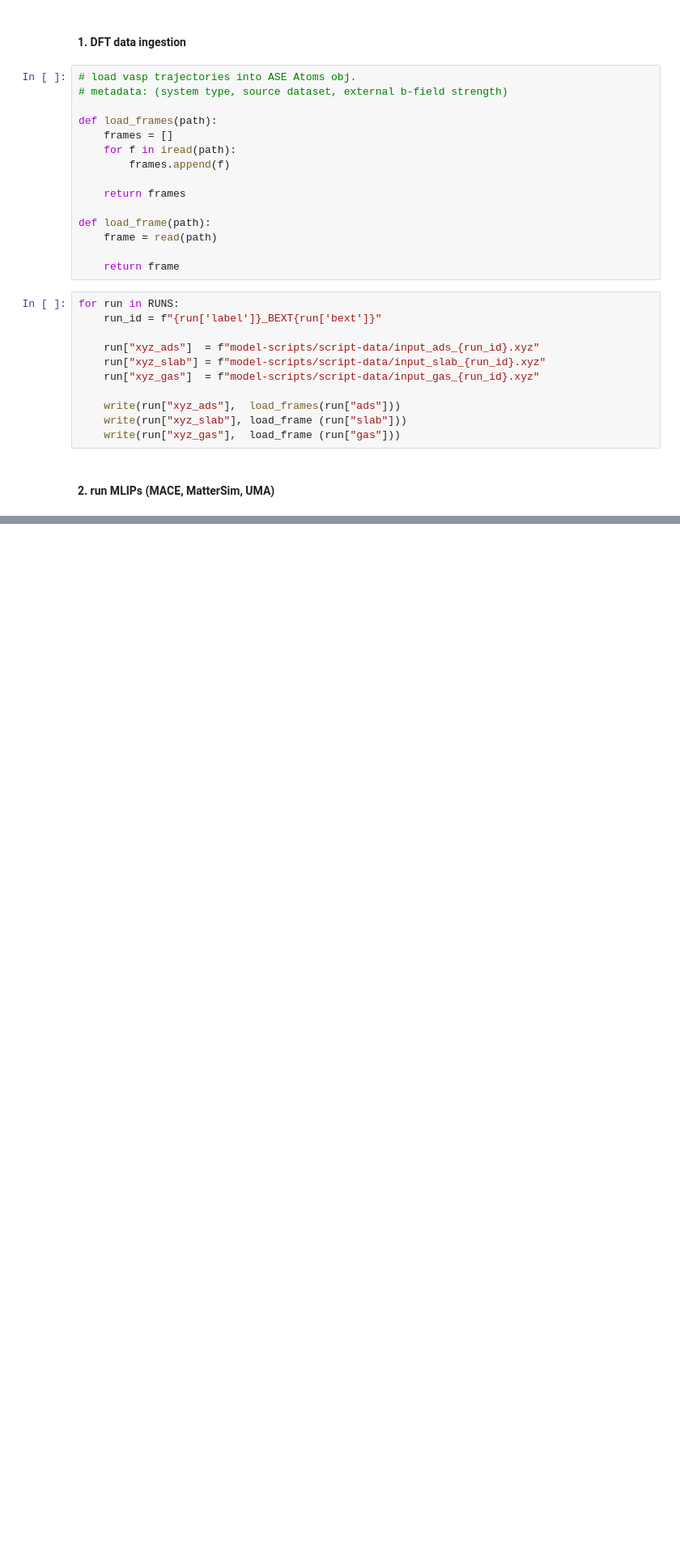
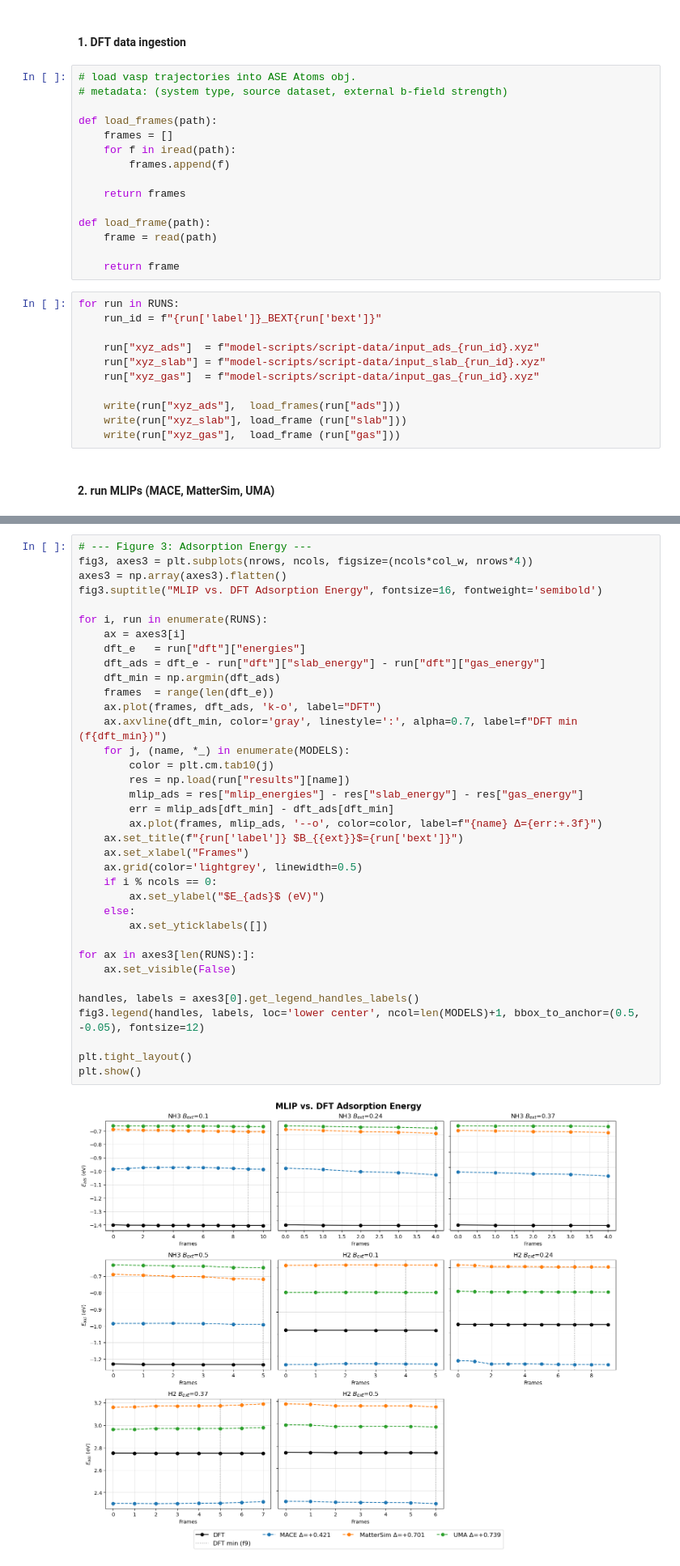
Before and after one commit to zbschwab/ml-catalysis-research, a Jupyter notebook: dft-mlips-comparison-pipline.ipynb, the cells around one changed output, grey strips where cells are left out. Shown at 81% size. Cells and saved outputs as stored; diff of their text form; blank space fills up the shorter version.

```diff
--- a/dft-mlips-comparison-pipline.ipynb
+++ b/dft-mlips-comparison-pipline.ipynb
@@ -90,0 +221,38 @@ for run in RUNS:
+# %%
+# --- Figure 3: Adsorption Energy ---
+fig3, axes3 = plt.subplots(nrows, ncols, figsize=(ncols*col_w, nrows*4))
+axes3 = np.array(axes3).flatten()
+fig3.suptitle("MLIP vs. DFT Adsorption Energy", fontsize=16, fontweight='semibold')
+
+for i, run in enumerate(RUNS):
+    ax = axes3[i]
+    dft_e   = run["dft"]["energies"]
+    dft_ads = dft_e - run["dft"]["slab_energy"] - run["dft"]["gas_energy"]
+    dft_min = np.argmin(dft_ads)
+    frames  = range(len(dft_e))
+    ax.plot(frames, dft_ads, 'k-o', label="DFT")
+    ax.axvline(dft_min, color='gray', linestyle=':', alpha=0.7, label=f"DFT min (f{dft_min})")
+    for j, (name, *_) in enumerate(MODELS):
+        color = plt.cm.tab10(j)
+        res = np.load(run["results"][name])
+        mlip_ads = res["mlip_energies"] - res["slab_energy"] - res["gas_energy"]
+        err = mlip_ads[dft_min] - dft_ads[dft_min]
+        ax.plot(frames, mlip_ads, '--o', color=color, label=f"{name} Δ={err:+.3f}")
+    ax.set_title(f"{run['label']} $B_{{ext}}$={run['bext']}")
+    ax.set_xlabel("Frames")
+    ax.grid(color='lightgrey', linewidth=0.5)
+    if i % ncols == 0:
+        ax.set_ylabel("$E_{ads}$ (eV)")
+    else:
+        ax.set_yticklabels([])
+
+for ax in axes3[len(RUNS):]:
+    ax.set_visible(False)
+
+handles, labels = axes3[0].get_legend_handles_labels()
+fig3.legend(handles, labels, loc='lower center', ncol=len(MODELS)+1, bbox_to_anchor=(0.5, -0.05), fontsize=12)
+
+plt.tight_layout()
+plt.show()
+# %% [output]
+[figure, added]
```
Also changed, not shown: parts of 6 cells of this notebook.
